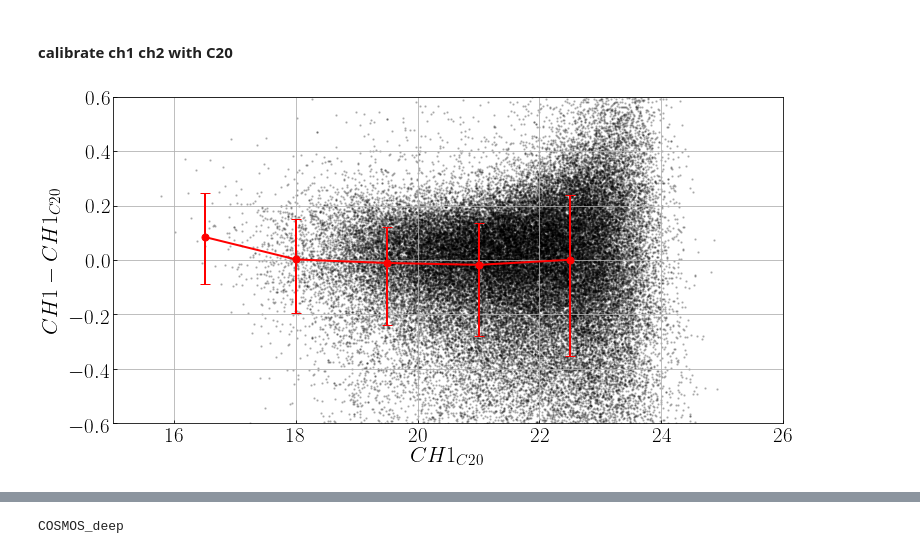
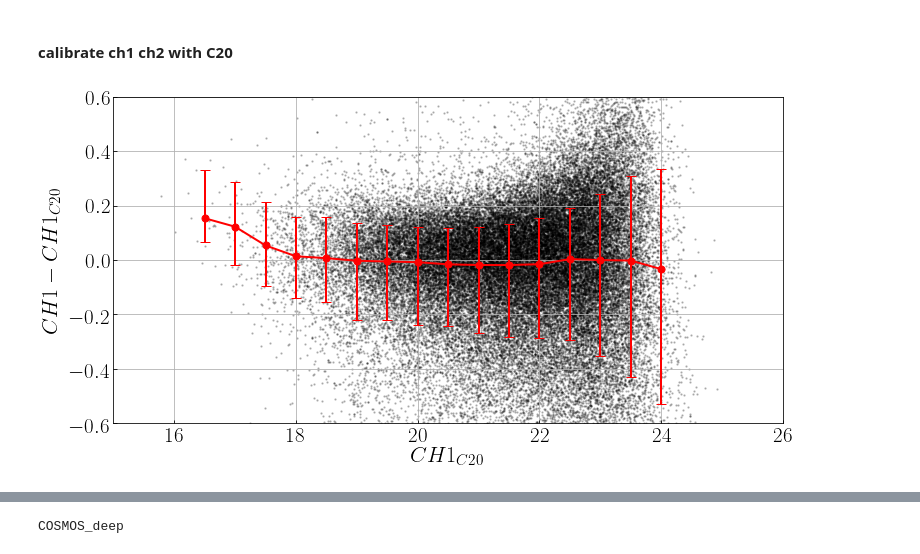
Before and after one commit to LejayChen/massive_gals, a Jupyter notebook: pcat_shiraz_cosmos2020.ipynb, the cells around one changed output, grey strips where cells are left out. Saved outputs shown, nothing was run; the diff lists cells and outputs as text; code cells hidden in the pictures.

```diff
--- a/pcat_shiraz_cosmos2020.ipynb
+++ b/pcat_shiraz_cosmos2020.ipynb
@@ -183,22 +196,23 @@ def percentile_84(arr):
     return np.percentile(arr,84)
 # %%
 color_diff =  cat['MAG_AUTO_CH1']-cat['IRAC_CH1_MAG']
-ch1_medians_ch1, ch1_bin_edges, ch1_bin_numbers = binned_statistic(cat['IRAC_CH1_MAG'], color_diff, statistic='median', bins=np.arange(16,24.5,1.5))
-ch1_per16_ch1,   ch1_bin_edges, ch1_bin_numbers = binned_statistic(cat['IRAC_CH1_MAG'], color_diff, statistic=percentile_16, bins=np.arange(16,24.5,1.5))
-ch1_per84_ch1,   ch1_bin_edges, ch1_bin_numbers = binned_statistic(cat['IRAC_CH1_MAG'], color_diff, statistic=percentile_84, bins=np.arange(16,24.5,1.5))
+bin_size=0.5
+ch1_medians_ch1, ch1_bin_edges, ch1_bin_numbers = binned_statistic(cat['IRAC_CH1_MAG'], color_diff, statistic='median', bins=np.arange(16,24.5,bin_size))
+ch1_per16_ch1,   ch1_bin_edges, ch1_bin_numbers = binned_statistic(cat['IRAC_CH1_MAG'], color_diff, statistic=percentile_16, bins=np.arange(16,24.5,bin_size))
+ch1_per84_ch1,   ch1_bin_edges, ch1_bin_numbers = binned_statistic(cat['IRAC_CH1_MAG'], color_diff, statistic=percentile_84, bins=np.arange(16,24.5,bin_size))
 
 fig = plt.figure(figsize=(12,6))
 plt.scatter(cat['IRAC_CH1_MAG'], color_diff, color='k', s=2, alpha=0.2)
 plt.errorbar(ch1_bin_edges[:-1]+0.5, ch1_medians_ch1, yerr=[ch1_medians_ch1-ch1_per16_ch1,ch1_per84_ch1-ch1_medians_ch1],fmt='o-',color='r',linewidth=2,capsize=5,markersize=7)
 plt.xlabel('$CH1_{C20}$',fontsize=22)
 plt.ylabel('$CH1-CH1_{C20}$',fontsize=22)
 plt.xlim([15,26])
 plt.ylim([-0.6,0.6])
 plt.grid()
 plt.show()
 
 del color_diff
 # %% [output]
-[figure, old version]
+[figure, new version]
 # %%
 color_diff =  cat['MAG_AUTO_CH2']-cat['IRAC_CH2_MAG']
```
Also changed, not shown: parts of 3 cells of this notebook, 3 other files.
